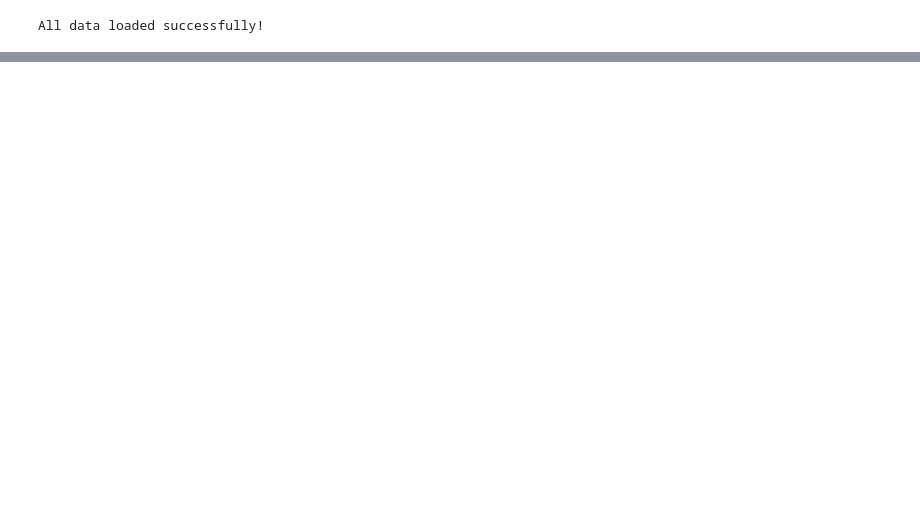
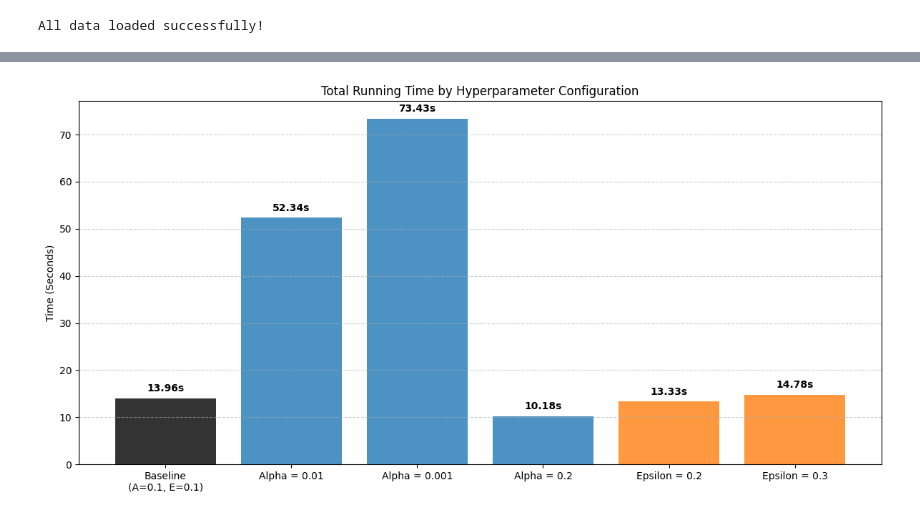
Before and after one commit to Mostafa-Allahmoradi/CSCN8020_Assignment2, a Jupyter notebook: hyperparameter_analysis.ipynb, the cells around one changed output, grey strips where cells are left out. Cells and saved outputs as stored; diff of their text form; code cells hidden in the pictures; blank space fills up the shorter version.

```diff
--- a/hyperparameter_analysis.ipynb
+++ b/hyperparameter_analysis.ipynb
@@ -123,0 +168,29 @@ plt.show()
+# %%
+plt.figure(figsize=(12, 6))
+
+# Load the saved runtimes
+with open('results/runtimes.json', 'r') as f:
+    runtimes = json.load(f)
+
+labels = list(runtimes.keys())
+times = list(runtimes.values())
+
+# Color-coding: Baseline (black), Alpha variations (blue), Epsilon variations (orange)
+colors = ['black', '#1f77b4', '#1f77b4', '#1f77b4', '#ff7f0e', '#ff7f0e']
+
+# Create the bar chart
+bars = plt.bar(labels, times, color=colors, alpha=0.8)
+
+plt.title('Total Running Time by Hyperparameter Configuration')
+plt.ylabel('Time (Seconds)')
+plt.grid(axis='y', linestyle='--', alpha=0.6)
+
+# Add the precise time labels on top of each bar for the audience
+for bar, time_val in zip(bars, times):
+    plt.text(bar.get_x() + bar.get_width()/2, time_val + (max(times)*0.02),
+             f'{time_val:.2f}s', ha='center', fontweight='bold')
+
+plt.tight_layout()
+plt.show()
+# %% [output]
+[figure, added]
```
Also changed, not shown: parts of 13 cells of this notebook, 14 other files.
